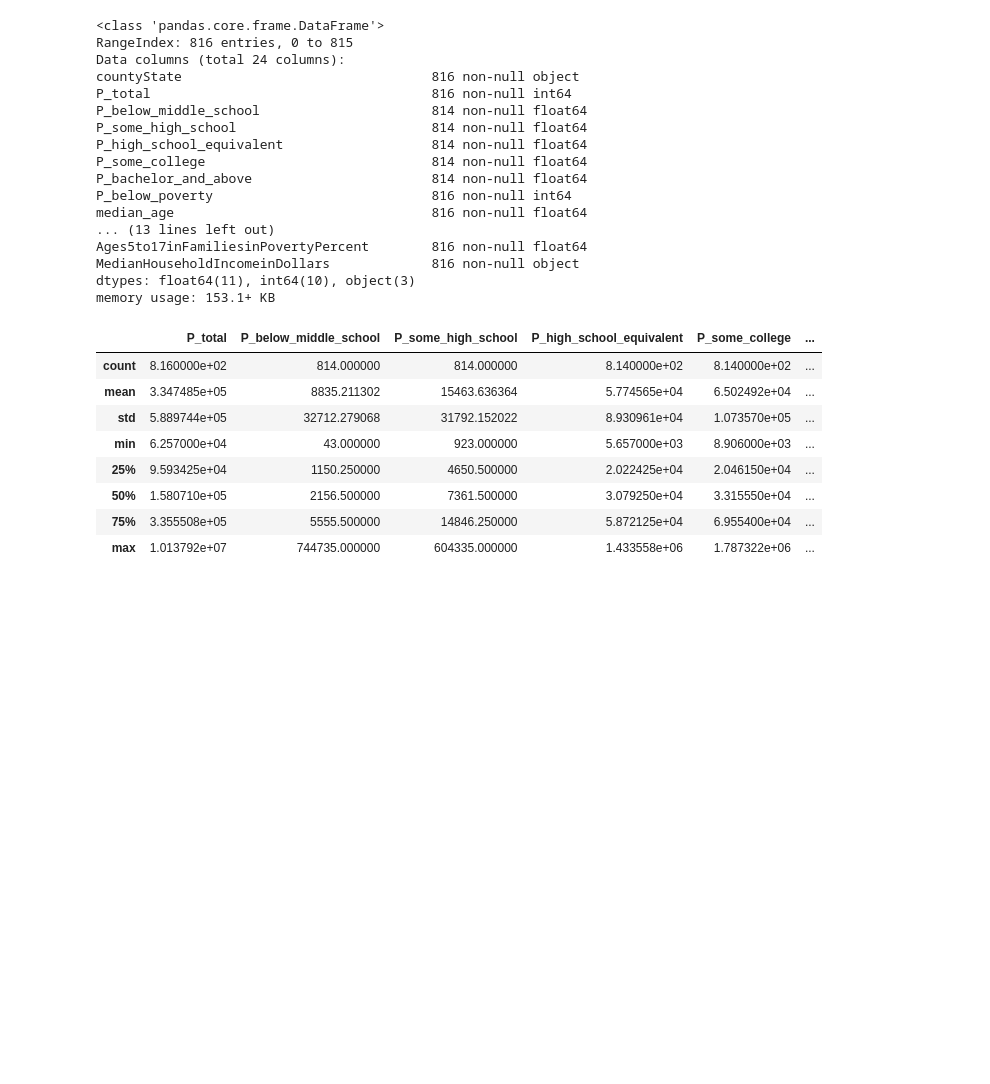
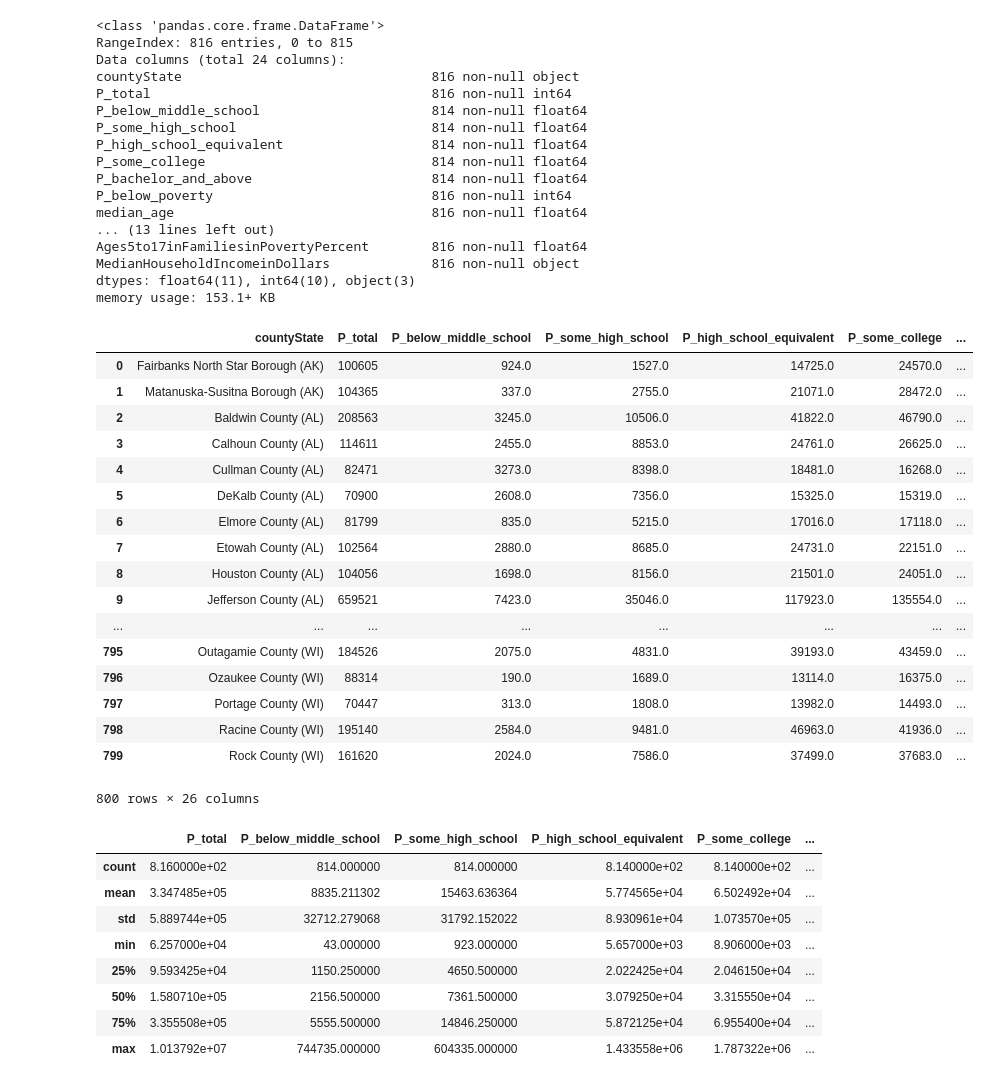
Before and after one commit to jij106/Projects, a Jupyter notebook: FinalProject.ipynb, the cells around one changed output. Drawn from its saved outputs; the diff is of its cells as text; code cells hidden in the pictures; blank space fills up the shorter version.

```diff
--- a/FinalProject.ipynb
+++ b/FinalProject.ipynb
@@ -165,6 +165,27 @@ Ages5to17inFamiliesinPovertyPercent        816 non-null float64
 MedianHouseholdIncomeinDollars             816 non-null object
 dtypes: float64(11), int64(10), object(3)
 memory usage: 153.1+ KB
+# %%
+df.head(n=800)
+# %% [output]
+|  | countyState | P_total | P_below_middle_school | P_some_high_school | P_high_school_equivalent | P_some_college | ... |
+| 0 | Fairbanks North Star Borough (AK) | 100605 | 924.0 | 1527.0 | 14725.0 | 24570.0 | ... |
+| 1 | Matanuska-Susitna Borough (AK) | 104365 | 337.0 | 2755.0 | 21071.0 | 28472.0 | ... |
+| 2 | Baldwin County (AL) | 208563 | 3245.0 | 10506.0 | 41822.0 | 46790.0 | ... |
+| 3 | Calhoun County (AL) | 114611 | 2455.0 | 8853.0 | 24761.0 | 26625.0 | ... |
+| 4 | Cullman County (AL) | 82471 | 3273.0 | 8398.0 | 18481.0 | 16268.0 | ... |
+| 5 | DeKalb County (AL) | 70900 | 2608.0 | 7356.0 | 15325.0 | 15319.0 | ... |
+| 6 | Elmore County (AL) | 81799 | 835.0 | 5215.0 | 17016.0 | 17118.0 | ... |
+| 7 | Etowah County (AL) | 102564 | 2880.0 | 8685.0 | 24731.0 | 22151.0 | ... |
+| 8 | Houston County (AL) | 104056 | 1698.0 | 8156.0 | 21501.0 | 24051.0 | ... |
+| 9 | Jefferson County (AL) | 659521 | 7423.0 | 35046.0 | 117923.0 | 135554.0 | ... |
+| ... | ... | ... | ... | ... | ... | ... | ... |
+| 795 | Outagamie County (WI) | 184526 | 2075.0 | 4831.0 | 39193.0 | 43459.0 | ... |
+| 796 | Ozaukee County (WI) | 88314 | 190.0 | 1689.0 | 13114.0 | 16375.0 | ... |
+| 797 | Portage County (WI) | 70447 | 313.0 | 1808.0 | 13982.0 | 14493.0 | ... |
+| 798 | Racine County (WI) | 195140 | 2584.0 | 9481.0 | 46963.0 | 41936.0 | ... |
+| 799 | Rock County (WI) | 161620 | 2024.0 | 7586.0 | 37499.0 | 37683.0 | ... |
+800 rows × 26 columns
 # %%
 df.describe()
 # %% [output]
```
Also changed, not shown: parts of 12 cells of this notebook.
